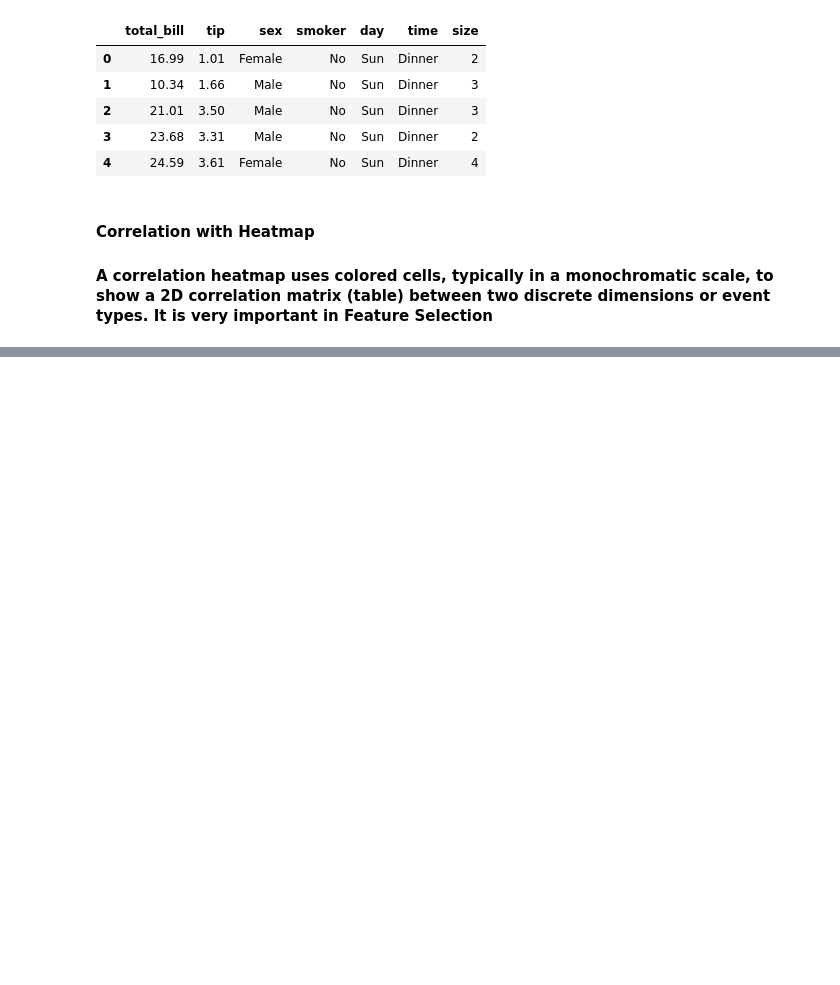
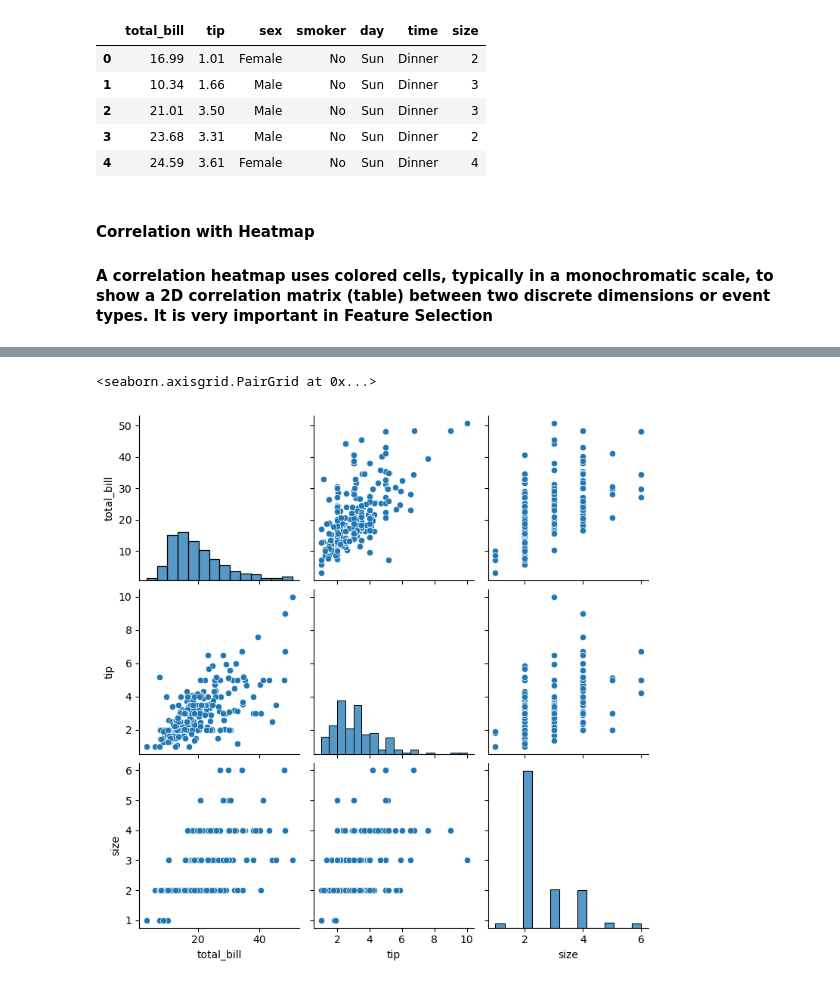
Before and after one commit to Nandini1Bag/Python_Excercise, a Jupyter notebook: Seaborn/Seaborn.ipynb, the cells around one changed output, grey strips where cells are left out. Cells and saved outputs as stored; diff of their text form; code cells hidden in the pictures; blank space fills up the shorter version.

```diff
--- a/Seaborn/Seaborn.ipynb
+++ b/Seaborn/Seaborn.ipynb
@@ -28,0 +57,5 @@ ValueError: could not convert string to float: 'No'
+# %%
+sns.pairplot(df)
+# %% [output]
+<seaborn.axisgrid.PairGrid at 0x...>
+[figure, added]
```
Also changed, not shown: parts of 25 cells of this notebook, 1 other file.
